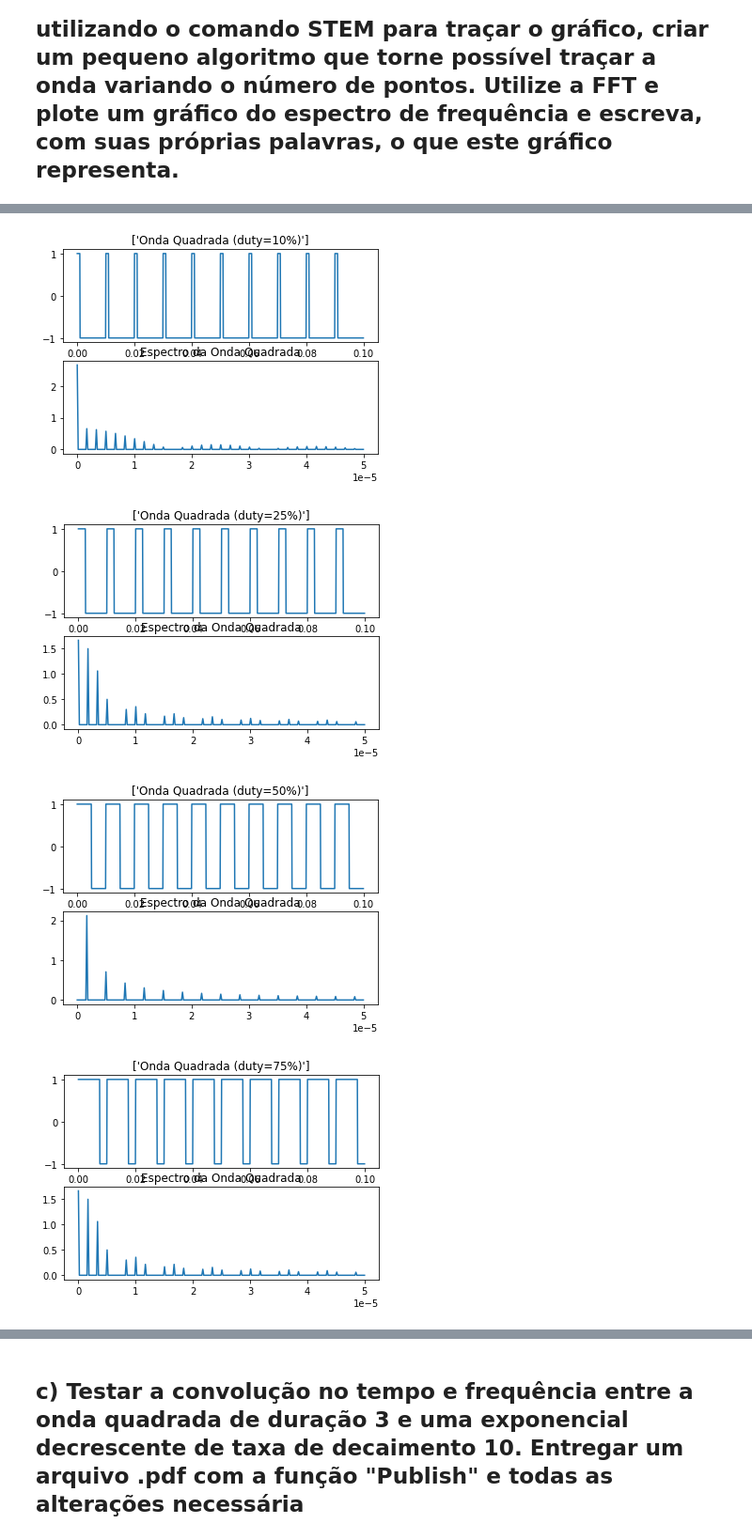
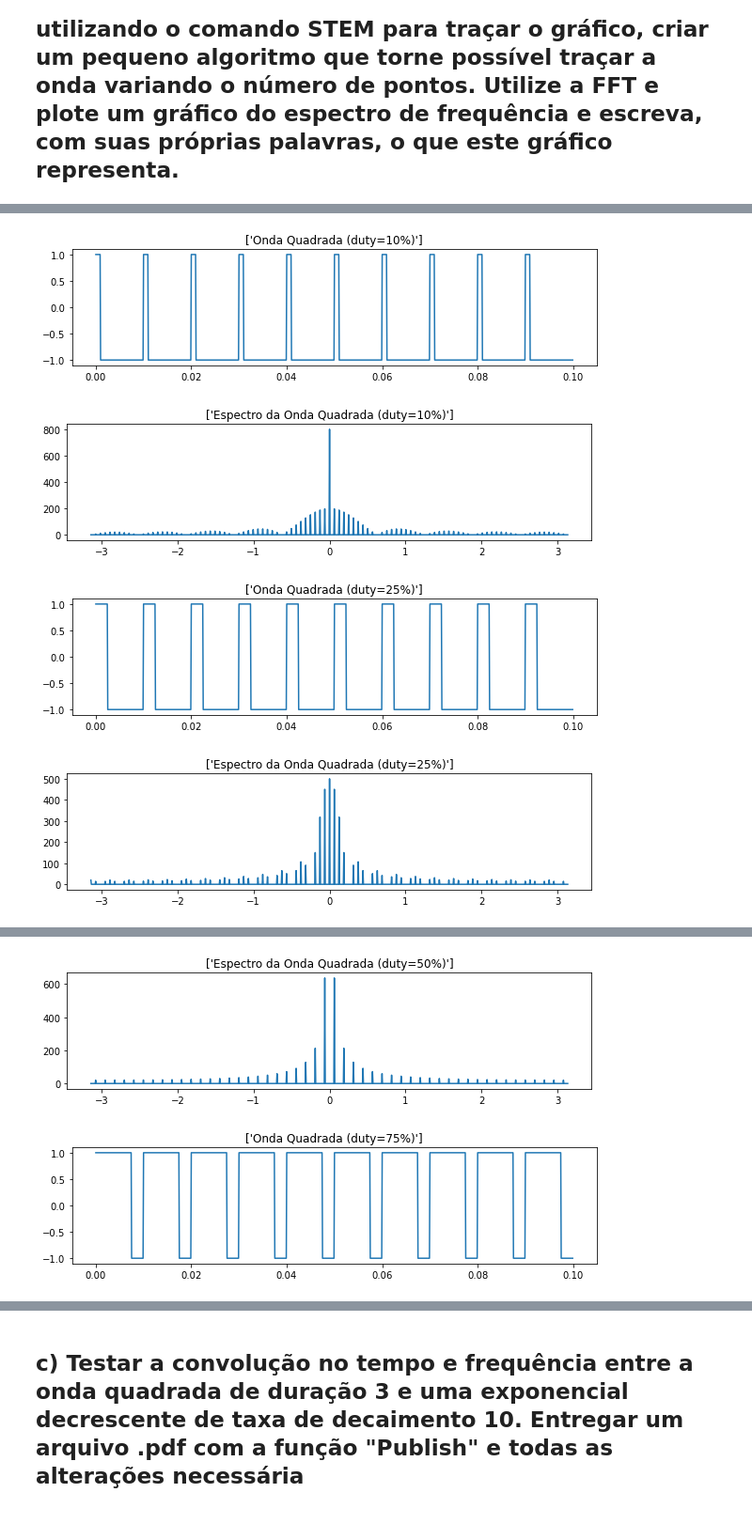
Before and after one commit to leogargitter/fundamentos-comunicacao, a Jupyter notebook: relatorio1.ipynb, the cells around one changed output, grey strips where cells are left out. Shown at 94% size. Cells and saved outputs as stored; diff of their text form; code cells hidden in the pictures.

```diff
--- a/relatorio1.ipynb
+++ b/relatorio1.ipynb
@@ -66,0 +51,18 @@ Analisando o gráfico acima é notável que ele provalvelmente significa alguma
+# %%
+def onda_triangular(f_amostragem):
+    t_st = linspace(0, 1, f_amostragem)
+    return t_st-0.5 , (sawtooth( 2*pi * t_st,.5)+1)/2
+
+x,y = onda_triangular(51)
+figure(figsize=(10,8))
+subplot(2,1,1)
+plot(x,y)
+title("Tempo")
+
+
+yf = fftshift(fft(y))
+xf = fftshift(fftfreq(len(yf)) * 2 * pi)
+subplot(2,1,2)
+plot(xf,yf/max(yf))
+title('Frequência')
+show()
@@ -69,28 +75,29 @@ Analisando o gráfico acima é notável que ele provalvelmente significa alguma
 # %%
-    vetor_r = [10, 25, 50, 75, 99]  # Porcentagem de T para To
-    fc = 150  # Frequencia de corte do filtro
-    f0 = 100  # Frequencia fundamental da onda quadrada
-    fs = 100 * f0  # Frequencia de amostragem
-    periodos = 10
-    t = arange(0, 1 / f0 * periodos, 1 / fs)
+vetor_r = [10, 25, 50, 75, 100]  # Porcentagem de T para To
+fc = 150  # Frequencia de corte do filtro
+f0 = 100  # Frequencia fundamental da onda quadrada
+fs = 100 * f0  # Frequencia de amostragem
+periodos = 10
+t = arange(0, 1 / f0 * periodos, 1 / fs)
 
-    for duty in vetor_r:
-        y = square(2 * np.pi * f0 * t, duty=duty / 100)
-        subplot(2, 1, 1)
-        # axis([0, 1 / f0 * periodos - 3, -3, 3])
-        title(['Onda Quadrada (duty=' + str(duty) + '%)'])
-        plot(t, y)
-        N = 600
-        yf = fft.fft(y)
-        xf = linspace(0, 1.0 / (2.0 * fs), N // 2)
+for duty in vetor_r:
+    y = square(2 * np.pi * f0 * t, duty=duty / 100)
+    figure(figsize=(10,5))
+    subplot(2, 1, 1)
+    # axis([0, 1 / f0 * periodos - 3, -3, 3])
+    title(['Onda Quadrada (duty=' + str(duty) + '%)'])
+    plot(t, y)
 
-        subplot(2, 1, 2)
-        plot(xf, 2.0 / N * np.abs(yf[:N // 2]))
-        title('Espectro da Onda Quadrada')
-        # axis([-4 * (1 / (duty * 600000)) * f0, 4 * (1 / (duty * 600000)) * f0, 0, max(2 / N * abs(yf)) * 1.2])
-        show()
+    yf = fft.fft(y)
+    xf = fft.fftshift(fft.fftfreq(len(yf))*2*pi)
+    figure(figsize=(10,5))
+    subplot(2, 1, 2)
+    plot(xf, fft.fftshift(np.abs(yf)))
+    title(['Espectro da Onda Quadrada (duty=' + str(duty) + '%)'])
+    # axis([-4 * (1 / (duty * 600000)) * f0, 4 * (1 / (duty * 600000)) * f0, 0, max(2 / N * abs(yf)) * 1.2])
+    show()
 # %% [output]
-[figure, old version]
+[figure, new version]
-[figure, old version]
+[figure, new version]
-[figure, old version]
+[figure, new version]
-[figure, old version]
+[figure, new version]
@@ -97,0 +105,2 @@ Analisando o gráfico acima é notável que ele provalvelmente significa alguma
+[figure, added]
+[figure, added]
```
Also changed, not shown: parts of 12 cells of this notebook.
